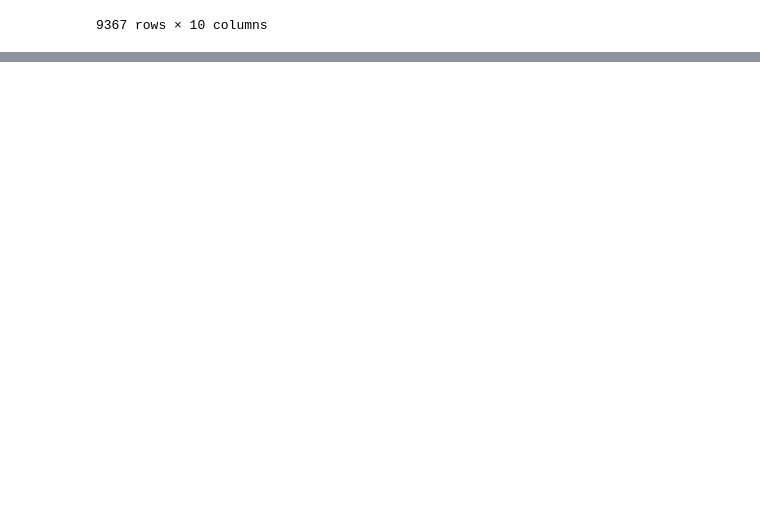
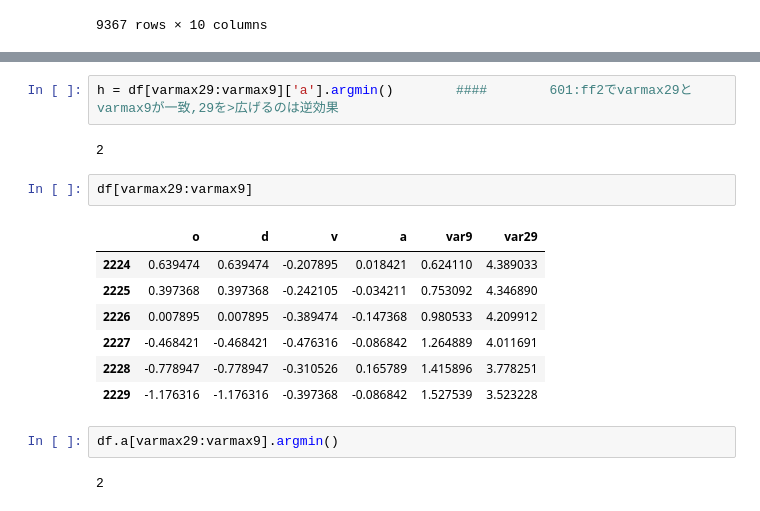
Before and after one commit to ymiyamoto5/data-analysis-platform-bak, a Jupyter notebook: notebooks/analyze-Copy1.ipynb, the cells around one changed output, grey strips where cells are left out. Drawn from its saved outputs; the diff is of its cells as text; blank space fills up the shorter version.

```diff
--- a/notebooks/analyze-Copy1.ipynb
+++ b/notebooks/analyze-Copy1.ipynb
@@ -146,0 +95,18 @@ def breaking_varmax29idiff(d, spm, fs=100000,low=0, high=8000, r_window=19,Debug
+# %%
+h = df[varmax29:varmax9]['a'].argmin()        ####        601:ff2でvarmax29とvarmax9が一致,29を>広げるのは逆効果
+# %% [output]
+2
+# %%
+df[varmax29:varmax9]
+# %% [output]
+|  | o | d | v | a | var9 | var29 |
+| 2224 | 0.639474 | 0.639474 | -0.207895 | 0.018421 | 0.624110 | 4.389033 |
+| 2225 | 0.397368 | 0.397368 | -0.242105 | -0.034211 | 0.753092 | 4.346890 |
+| 2226 | 0.007895 | 0.007895 | -0.389474 | -0.147368 | 0.980533 | 4.209912 |
+| 2227 | -0.468421 | -0.468421 | -0.476316 | -0.086842 | 1.264889 | 4.011691 |
+| 2228 | -0.778947 | -0.778947 | -0.310526 | 0.165789 | 1.415896 | 3.778251 |
+| 2229 | -1.176316 | -1.176316 | -0.397368 | -0.086842 | 1.527539 | 3.523228 |
+# %%
+df.a[varmax29:varmax9].argmin()
+# %% [output]
+2
```
Also changed, not shown: parts of 20 cells of this notebook, 5 other files.
